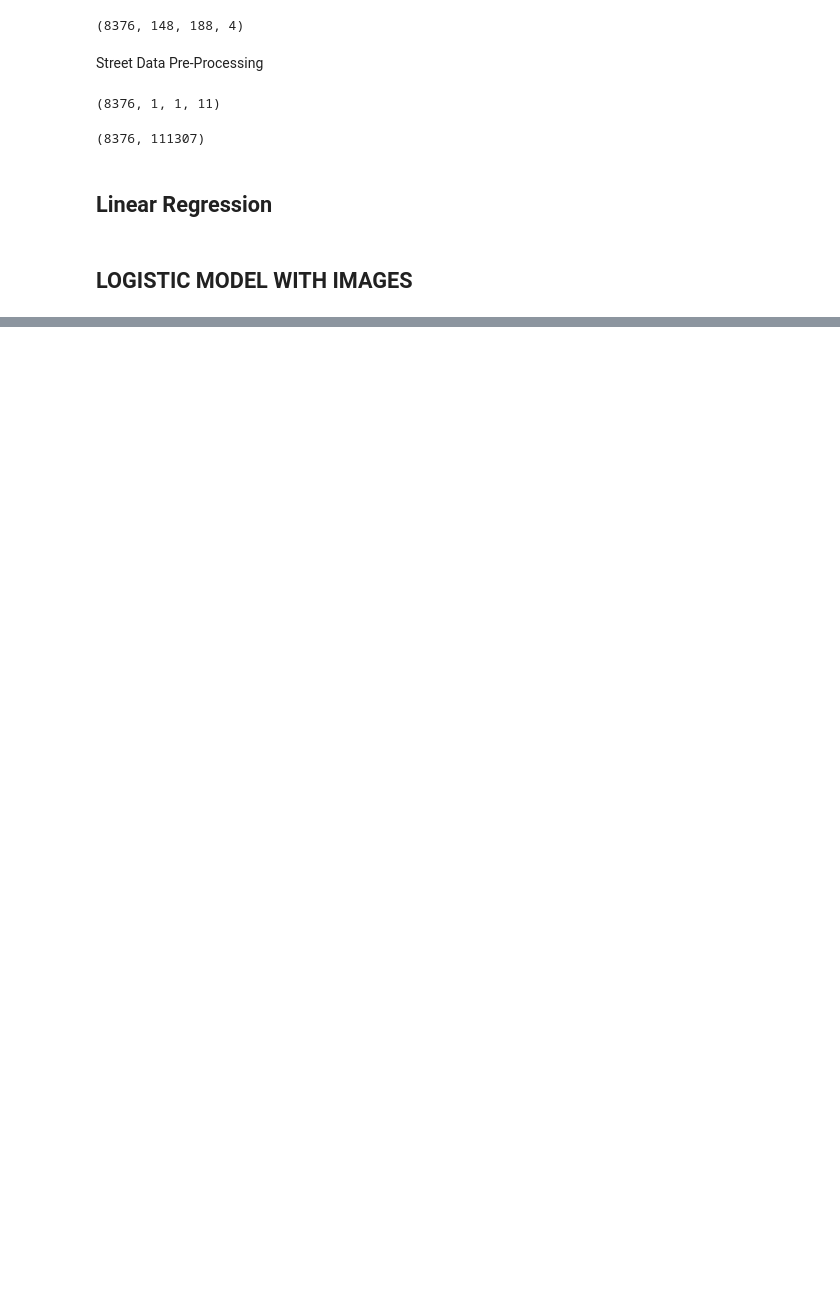
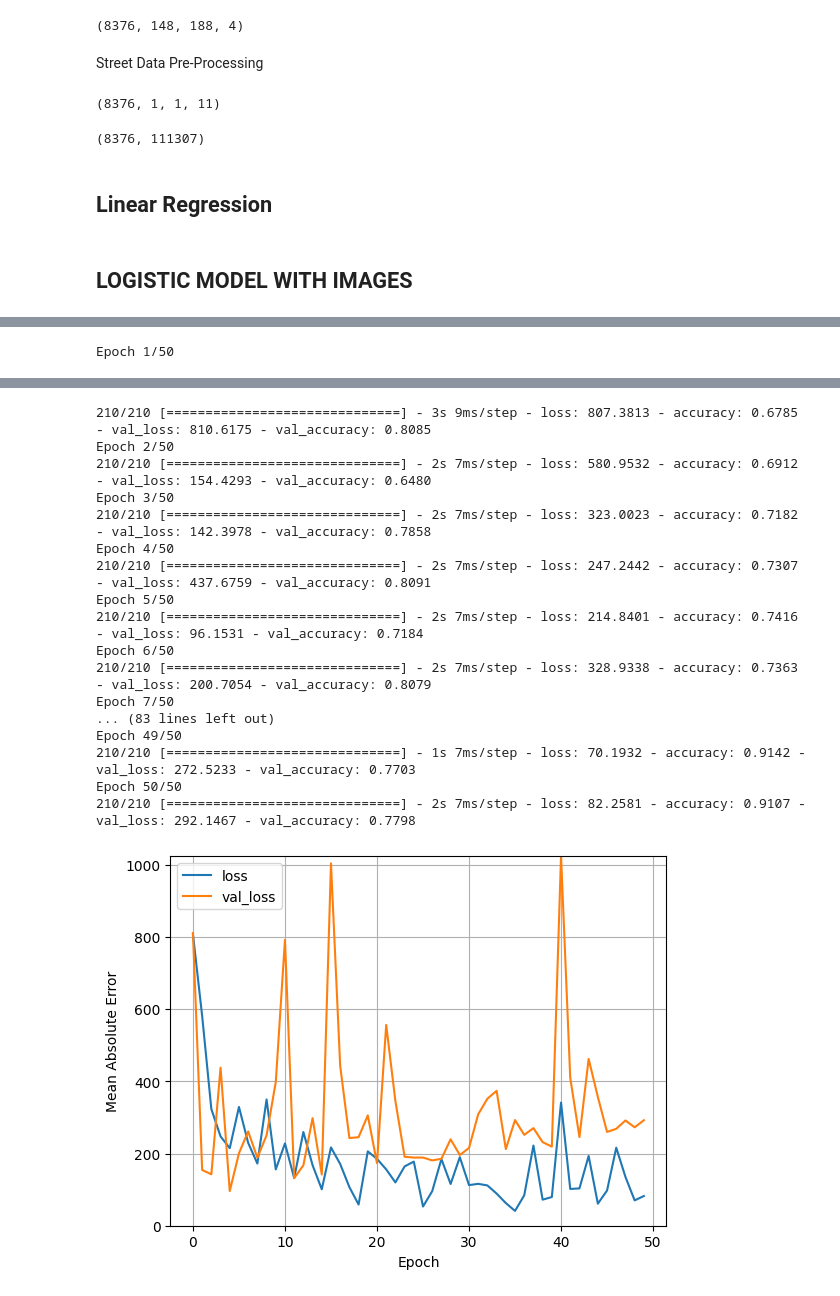
Before and after one commit to arisanguyen/210_Capstone_Aditya_Arisa_Noriel, a Jupyter notebook: abajaj_modeling.ipynb, the cells around one changed output, grey strips where cells are left out. Drawn from its saved outputs; the diff is of its cells as text; code cells hidden in the pictures; blank space fills up the shorter version.

Commit message:
updated modeling

```diff
--- a/abajaj_modeling.ipynb
+++ b/abajaj_modeling.ipynb
@@ -329,3 +335,57 @@ def create_linear_model():
 #     print(f"Epoch: {epoch}, Training log loss: {train_loss:.3f}")
 # %%
 # clf = LogisticRegression(random_state=0,max_iter=1000).fit(input_image_street, np.ravel(y_train))
+# %%
+# x: 'Collisions_Historical', 'Mid_lat','Mid_long', 'Stop_Signs', 'Paving_historical', 'Bus_stop','RTTYP_I','RTTYP_M','RTTYP_O','RTTYP_S','RTTYP_U'
+# y: 'Collisions_Future'
+
+def create_logistic_model():
+    # DENSE LAYERS
+    input = tf.keras.layers.Input(shape=(111307,))
+
+    # input = keras.layers.Flatten()(input)
+
+    outputs = keras.layers.Dense(units = 1, activation = 'sigmoid')(input)
+
+    log_model = tf.keras.models.Model(inputs=input, outputs=outputs, name="logistic_model")
+
+    log_model.summary()
+
+    log_model.compile(
+        optimizer=tf.keras.optimizers.Adam(learning_rate=0.001),
+        loss="bce",
+        metrics=['accuracy']
+        )
+
+    return log_model
+
+logistic_model = create_logistic_model()
+
+# class_weight = {0: 1,
+#                 1: 100000,
+#                 2: 100000,
+#                 3: 100000,
+#                 4: 100000,
+#                 5: 100000,
+#                 6: 100000,
+#                 7: 100000,
+#                 8: 100000,
+#                 9: 100000,
+#                 10: 100000,
+#                 #11: 100000,
+#                }
+
+history = logistic_model.fit(
+    input_image_street,
+    np.stack(y_train.to_numpy()),
+     # y_train_2,
+    epochs=50,
+    # Suppress logging.
+     # verbose=1,
+    # Calculate validation results on 20% of the training data.
+    validation_split = 0.2,
+    # class_weight = class_weight
+    )
+
+plot_loss(history)
+# %% [output]
@@ -331,0 +417 @@ def create_linear_model():
+Epoch 1/50
@@ -332 +422,19 @@ def create_linear_model():
+210/210 [==============================] - 3s 9ms/step - loss: 807.3813 - accuracy: 0.6785 - val_loss: 810.6175 - val_accuracy: 0.8085
+Epoch 2/50
+210/210 [==============================] - 2s 7ms/step - loss: 580.9532 - accuracy: 0.6912 - val_loss: 154.4293 - val_accuracy: 0.6480
+Epoch 3/50
+210/210 [==============================] - 2s 7ms/step - loss: 323.0023 - accuracy: 0.7182 - val_loss: 142.3978 - val_accuracy: 0.7858
+Epoch 4/50
+210/210 [==============================] - 2s 7ms/step - loss: 247.2442 - accuracy: 0.7307 - val_loss: 437.6759 - val_accuracy: 0.8091
+Epoch 5/50
+210/210 [==============================] - 2s 7ms/step - loss: 214.8401 - accuracy: 0.7416 - val_loss: 96.1531 - val_accuracy: 0.7184
+Epoch 6/50
+210/210 [==============================] - 2s 7ms/step - loss: 328.9338 - accuracy: 0.7363 - val_loss: 200.7054 - val_accuracy: 0.8079
+Epoch 7/50
+... (83 lines left out)
+Epoch 49/50
+210/210 [==============================] - 1s 7ms/step - loss: 70.1932 - accuracy: 0.9142 - val_loss: 272.5233 - val_accuracy: 0.7703
+Epoch 50/50
+210/210 [==============================] - 2s 7ms/step - loss: 82.2581 - accuracy: 0.9107 - val_loss: 292.1467 - val_accuracy: 0.7798
+[figure, added]
 # %%
```
Also changed, not shown: parts of 8 cells of this notebook.
